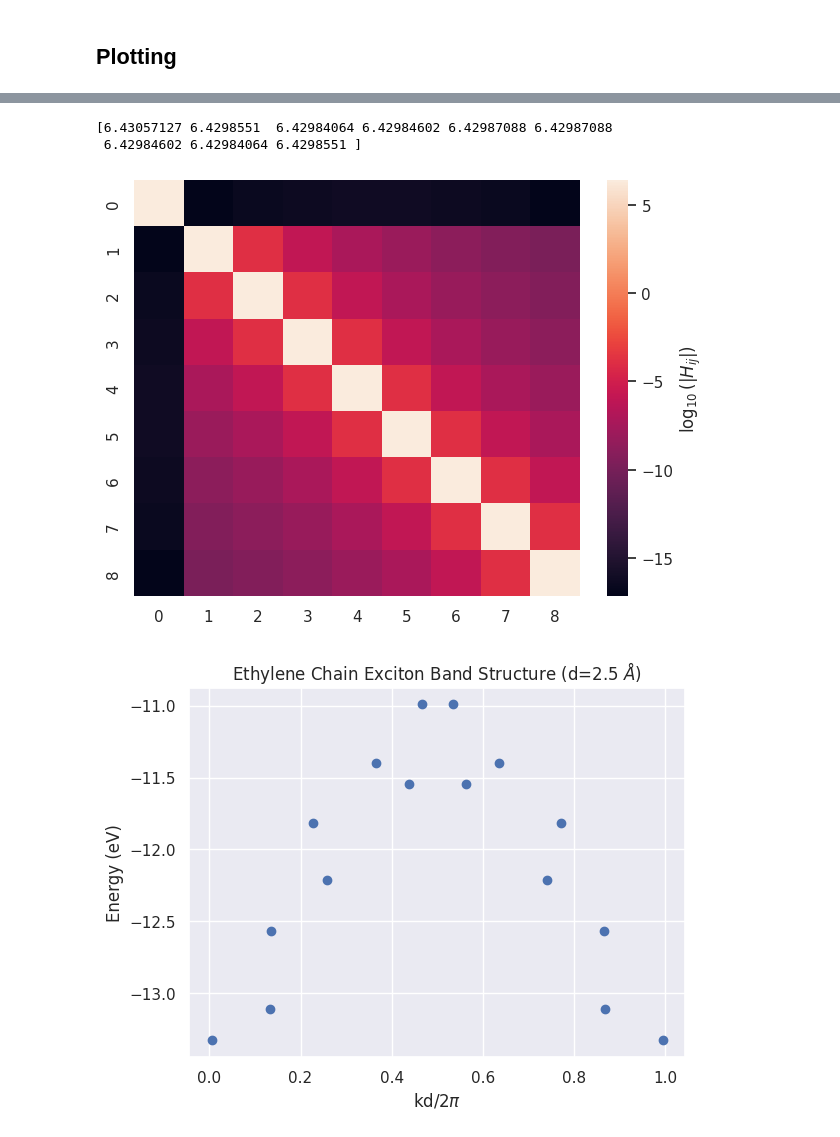
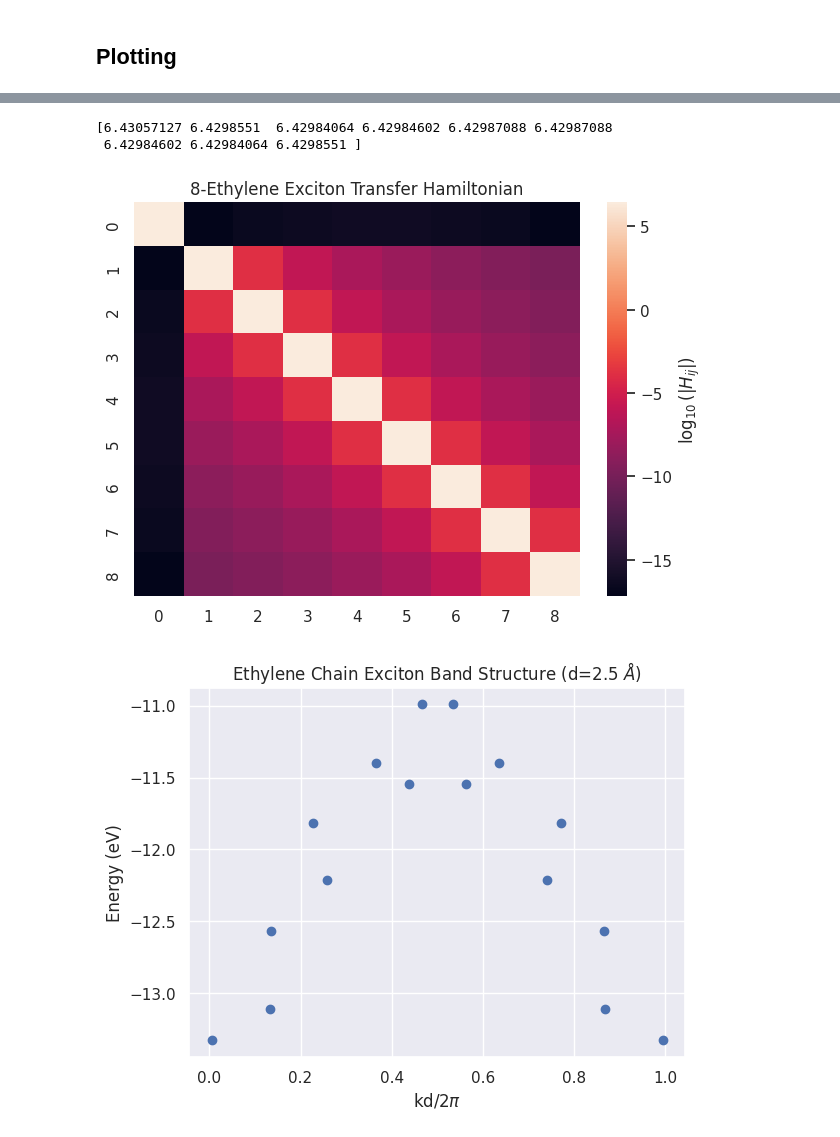
Before and after one commit to GagliardiGroup/periodiclas, a Jupyter notebook: ethylene_chain_exciton.ipynb, the cells around one changed output, grey strips where cells are left out. Drawn from its saved outputs; the diff is of its cells as text; code cells hidden in the pictures.

```diff
--- a/ethylene_chain_exciton.ipynb
+++ b/ethylene_chain_exciton.ipynb
@@ -110,18 +115,19 @@ plt.savefig("figures/ex_hamiltonian_nodiag.png",dpi=500)
 # %%
 H = make_h(civecs_lassi,energies_lassi,plot=False,prnt=False)
 idx = np.sort(np.argsort(np.diag(H))[:geom.nfrags+1])
 H = H[np.ix_(idx,idx)]
 for i in range(H.shape[0]):
     H[i][np.where(H[i] != 0)] = np.log(np.abs(H[i][np.where(H[i] != 0)]))
     H[i][np.where(H[i] == 0)] = -20
 print(np.diag(H))
 sns.heatmap(H,cbar_kws={'label': "$\log_{10}(|H_{ij}|)$"})
+plt.title("8-Ethylene Exciton Transfer Hamiltonian")
 plt.tight_layout()
 plt.savefig("figures/ex_hamiltonian_log.png",dpi=500)
 # %% [output]
 [6.43057127 6.4298551  6.42984064 6.42984602 6.42987088 6.42987088
  6.42984602 6.42984064 6.4298551 ]
-[figure, old version]
+[figure, new version]
 # %%
 #Exciton Band Structure
 from tools.bandh import calc_disp, copy_bz
```
Also changed, not shown: parts of 4 cells of this notebook, 6 other files.
